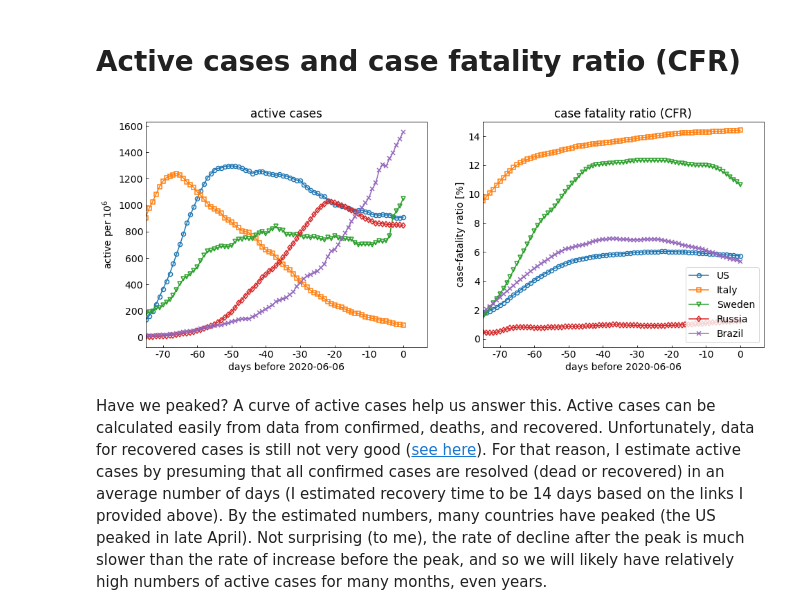
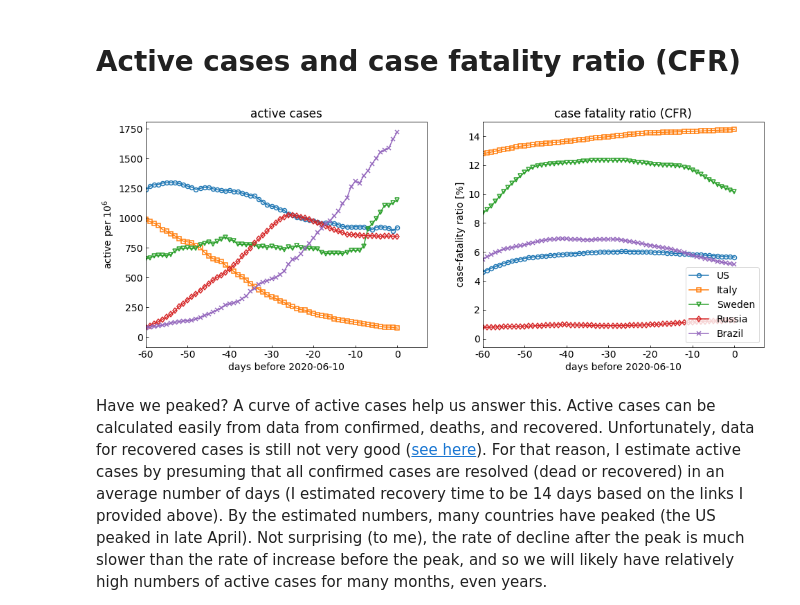
Before and after one commit to jjstickel/covid-19_ts_analysis, a Jupyter notebook: analyze_covid_time_series_notebook.ipynb, the cells around one changed output. Drawn from its saved outputs; the diff is of its cells as text; code cells hidden in the pictures.

```diff
--- a/analyze_covid_time_series_notebook.ipynb
+++ b/analyze_covid_time_series_notebook.ipynb
@@ -88,6 +89,7 @@ for loc in US_locs:
 # Plotting
 # %%
 # plot setup
+dbf = 60 # days before today the time axes
 cvp.rcParams.update({'font.size': 14})
 cvp.fw = 8
 cvp.fh = 6
@@ -131,9 +133,9 @@ US local rate data.
 # %% [markdown]
 # Active cases and case fatality ratio (CFR)
 # %%
-cvp.active_CFR_global_plot(corona)
+cvp.active_CFR_global_plot(corona, days_before=dbf)
 # %% [output]
-[figure, old version]
+[figure, new version]
 # %% [markdown]
 Have we peaked? A curve of active cases help us answer this. Active cases can be calculated easily from data from confirmed, deaths, and recovered. Unfortunately, data for recovered cases is still not very good ([see here](https://www.cnn.com/2020/04/04/health/recovery-coronavirus-tracking-data-explainer/index.html)). For that reason, I estimate active cases by presuming that all confirmed cases are resolved (dead or recovered) in an average number of days (I estimated recovery time to be 14 days based on the links I provided above). By the estimated numbers, many countries have peaked (the US peaked in late April). Not surprising (to me), the rate of decline after the peak is much slower than the rate of increase before the peak, and so we will likely have relatively high numbers of active cases for many months, even years.
 <!--The symbols are the calculated active cases and the lines are the estimated active cases. -->
```
Also changed, not shown: parts of 9 cells of this notebook, 2 other files.
